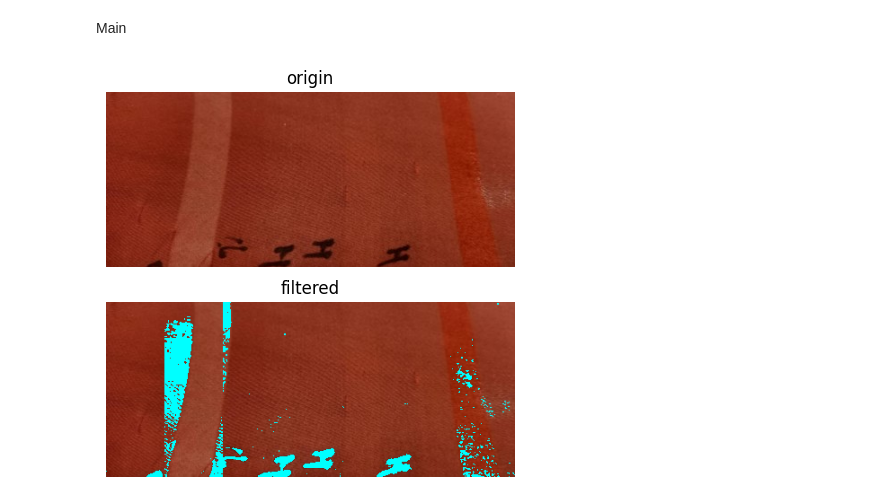
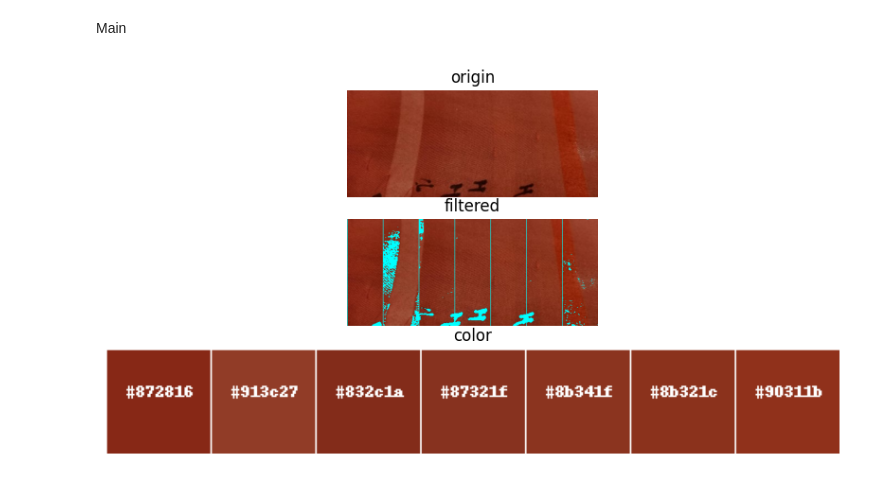
Before and after one commit to leemikepop/Dying-Color-Evaluation, a Jupyter notebook: project01.ipynb, the cells around one changed output. Cells and saved outputs as stored; diff of their text form; code cells hidden in the pictures.

```diff
--- a/project01.ipynb
+++ b/project01.ipynb
@@ -16,7 +16,7 @@ def read_img(img_path:str)->Image.Image:
     img = Image.open(img_path)
     return img
 
-def parse_img(img:Image.Image,window_size:int):
+def parse_img(img:Image.Image,window_size:int)->list[Image.Image]:
     M,N = img.size[0],img.size[1]
     img_list = split_img(img,window_size)
     new_img_list = []
@@ -40,12 +40,15 @@ def img_filter(img:Image.Image,threshold:tuple)->Image.Image:
     G = (0,255,255)
     new_imdata = []
     for color in img.getdata():
-        if RGB_diff(color,threshold) > 64:
+        if RGB_diff(color,threshold) > 72:
             new_imdata.append(G)
         else:
             new_imdata.append(color)
     new_image = Image.new(mode=img.mode,size=img.size)
     new_image.putdata(new_imdata)
+
+    draw = ImageDraw.Draw(new_image)
+    draw.rectangle(((0,0),new_image.size),outline='#00ffff')
     return new_image
 
 def RGB_diff(color:tuple,threshold:tuple)->float:
@@ -58,19 +61,31 @@ def RGB_diff(color:tuple,threshold:tuple)->float:
     else:
         return math.sqrt(3*delta_R**2+4*delta_G**2+2*delta_B**2)
 
-def plot_image(img_list,new_img_list):
+def plot_image(img_list,new_img_list,mean_color,window_size):
     im1 = get_concat_h(img_list)
     im2 = get_concat_h(new_img_list)
+    color_tone = []
+    for c in mean_color:
+        rec = Image.new('RGB',size=(window_size,window_size))
+        imageDraw = ImageDraw.Draw(rec)
+        imageDraw.rectangle([0,0,window_size,window_size],fill=rgb2hex(c),outline='white',width=1)
+        imageDraw.text((window_size/5,window_size/3),rgb2hex(c))
+        color_tone.append(rec)
+    im3 = get_concat_h(color_tone)
 
     fig = plt.figure(figsize=(10,5))
-    fig.add_subplot(2,1,1)
+    fig.add_subplot(3,1,1)
     plt.imshow(im1)
     plt.axis('off')
     plt.title('origin')
-    fig.add_subplot(2,1,2)
+    fig.add_subplot(3,1,2)
     plt.imshow(im2)
     plt.axis('off')
     plt.title('filtered')
+    fig.add_subplot(3,1,3)
+    plt.imshow(im3)
+    plt.axis('off')
+    plt.title('color')
 
 def get_concat_h(imgs:list[Image.Image]):
     new_width = sum(im.size[0] for im in imgs)
@@ -80,12 +95,22 @@ def get_concat_h(imgs:list[Image.Image]):
         new_img.paste(imgs[i],(w,0))
         w += imgs[i].size[0]
     return new_img
+
+def rgb2hex(color):
+    return '#{:02x}{:02x}{:02x}'.format(color[0],color[1],color[2])
 # %% [markdown]
 Main
+# %%
+img = read_img(img_path)
+img_list,new_img_list = parse_img(img,window_size)
+mean_color = []
+for img in new_img_list:
+    data =[]
+    for c in img.getdata():
+        if c!=(0,255,255):
+            data.append(c)
+    mean_color.append(numpy.mean(data,axis=0).astype('int'))
 # %%
-img = read_img(img_path)
-img_list,new_img_list = parse_img(img,window_size)
+plot_image(img_list,new_img_list,mean_color,window_size)
+# %% [output]
+[figure, added]
-# %%
-plot_image(img_list,new_img_list)
-# %% [output]
-[figure, removed]
```
Also changed, not shown: parts of 1 cell of this notebook.
